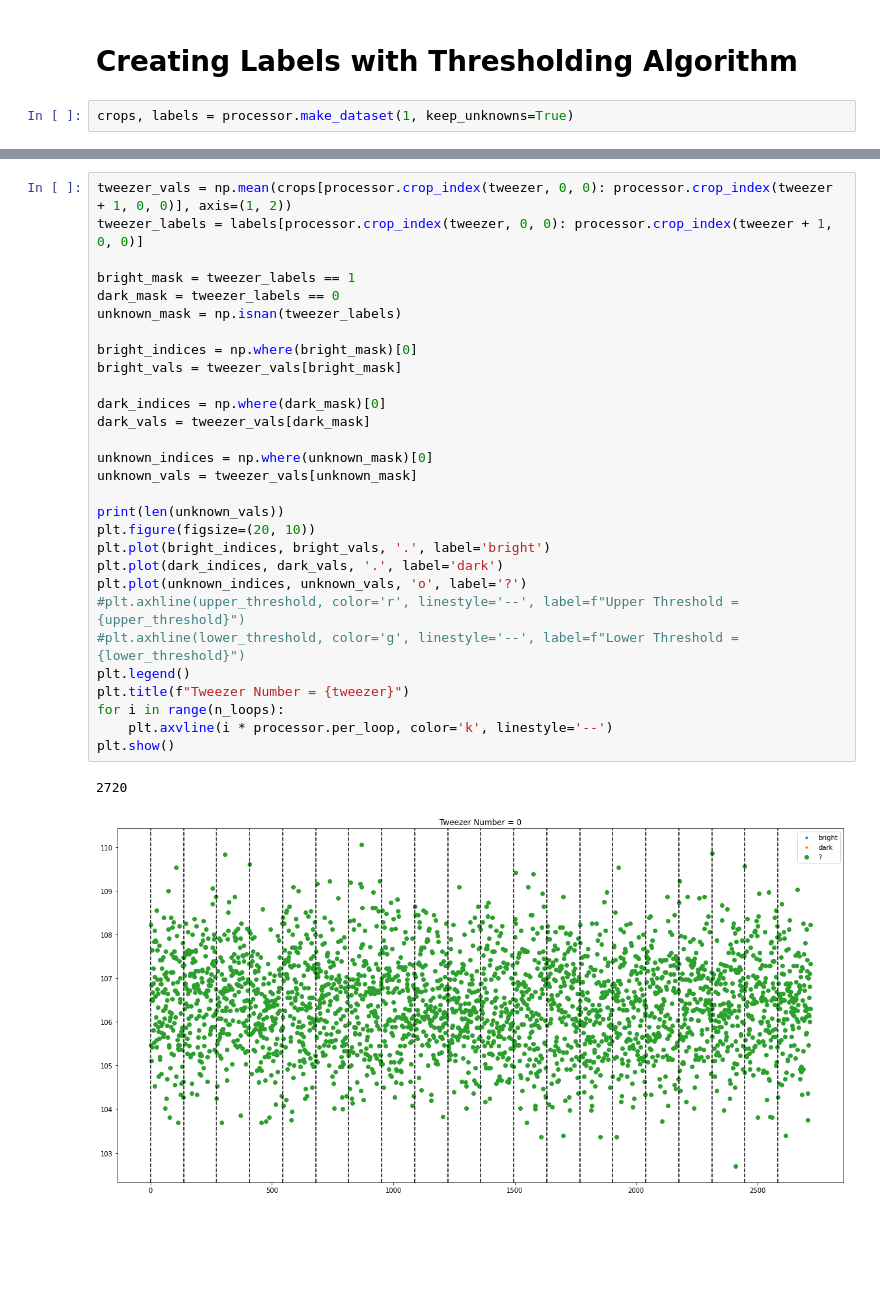
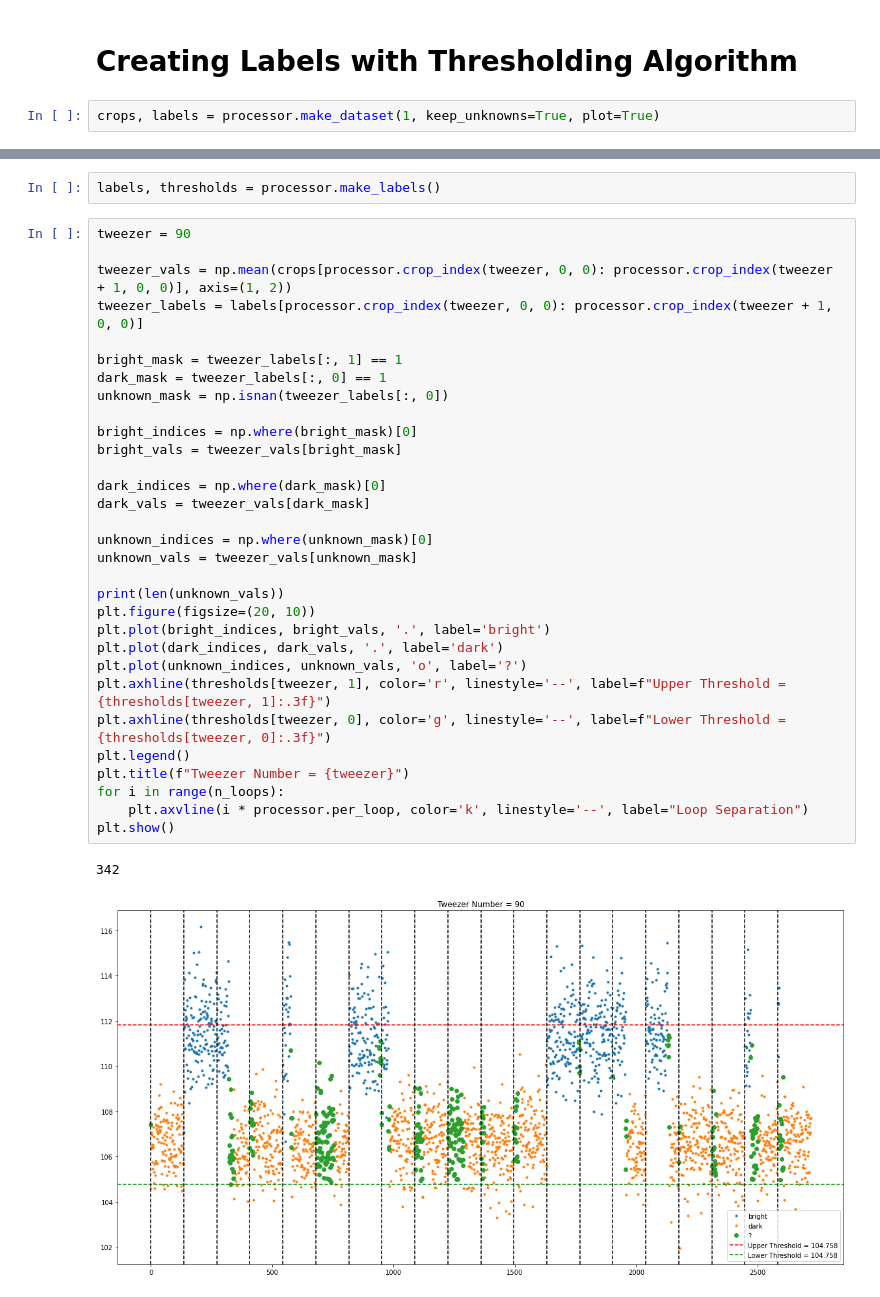
Before and after one commit to jack-mango/QURIP-thompsonlab-amo, a Jupyter notebook: ImagingSoftware/nondestructive image analysis.ipynb, the cells around one changed output, grey strips where cells are left out. Drawn from its saved outputs; the diff is of its cells as text; blank space fills up the shorter version.

```diff
--- a/ImagingSoftware/nondestructive image analysis.ipynb
+++ b/ImagingSoftware/nondestructive image analysis.ipynb
@@ -33,5 +47,5 @@ processor.plot()
 # %% [markdown]
 # Creating Labels with Thresholding Algorithm
 # %%
-crops, labels = processor.make_dataset(1, keep_unknowns=True)
+crops, labels = processor.make_dataset(1, keep_unknowns=True, plot=True)
 # %% [output]
@@ -66,32 +53,36 @@ for n in range(16):
+# %%
+labels, thresholds = processor.make_labels()
 # %%
+tweezer = 90
+
 tweezer_vals = np.mean(crops[processor.crop_index(tweezer, 0, 0): processor.crop_index(tweezer + 1, 0, 0)], axis=(1, 2))
 tweezer_labels = labels[processor.crop_index(tweezer, 0, 0): processor.crop_index(tweezer + 1, 0, 0)]
 
-bright_mask = tweezer_labels == 1
-dark_mask = tweezer_labels == 0
-unknown_mask = np.isnan(tweezer_labels)
+bright_mask = tweezer_labels[:, 1] == 1
+dark_mask = tweezer_labels[:, 0] == 1
+unknown_mask = np.isnan(tweezer_labels[:, 0])
 
 bright_indices = np.where(bright_mask)[0]
 bright_vals = tweezer_vals[bright_mask]
 
 dark_indices = np.where(dark_mask)[0]
 dark_vals = tweezer_vals[dark_mask]
 
 unknown_indices = np.where(unknown_mask)[0]
 unknown_vals = tweezer_vals[unknown_mask]
 
 print(len(unknown_vals))
 plt.figure(figsize=(20, 10))
 plt.plot(bright_indices, bright_vals, '.', label='bright')
 plt.plot(dark_indices, dark_vals, '.', label='dark')
 plt.plot(unknown_indices, unknown_vals, 'o', label='?')
-#plt.axhline(upper_threshold, color='r', linestyle='--', label=f"Upper Threshold = {upper_threshold}")
-#plt.axhline(lower_threshold, color='g', linestyle='--', label=f"Lower Threshold = {lower_threshold}")
+plt.axhline(thresholds[tweezer, 1], color='r', linestyle='--', label=f"Upper Threshold = {thresholds[tweezer, 1]:.3f}")
+plt.axhline(thresholds[tweezer, 0], color='g', linestyle='--', label=f"Lower Threshold = {thresholds[tweezer, 0]:.3f}")
 plt.legend()
 plt.title(f"Tweezer Number = {tweezer}")
 for i in range(n_loops):
-    plt.axvline(i * processor.per_loop, color='k', linestyle='--')
+    plt.axvline(i * processor.per_loop, color='k', linestyle='--', label="Loop Separation")
 plt.show()
 # %% [output]
-2720
+342
-[figure, old version]
+[figure, new version]
```
Also changed, not shown: parts of 38 cells of this notebook, 3 other files.
